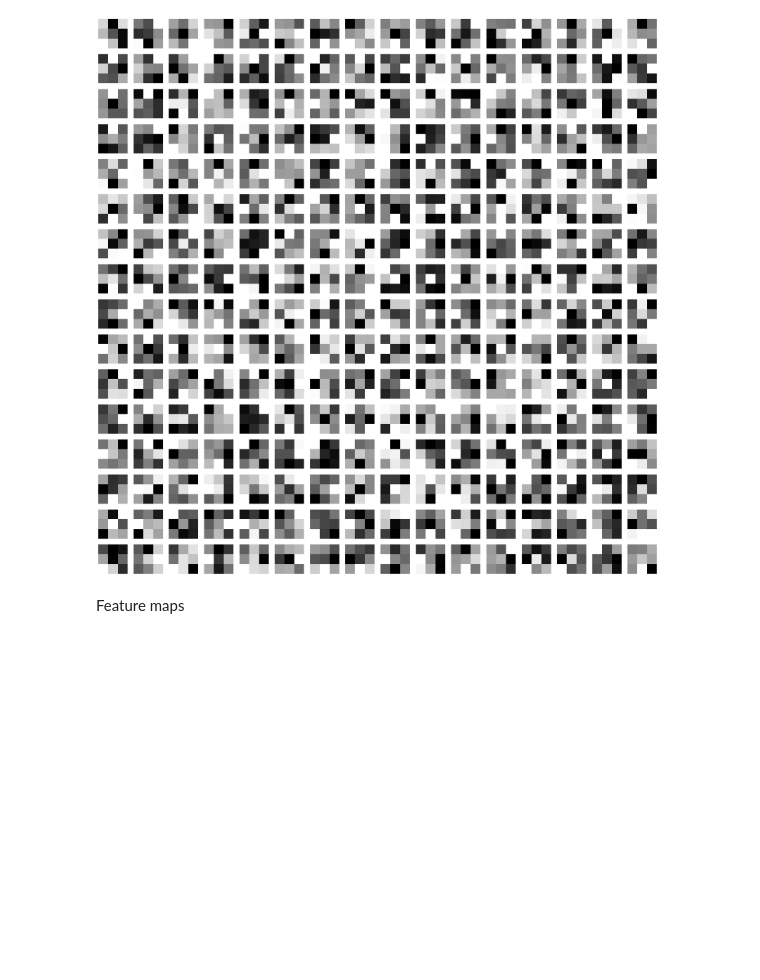
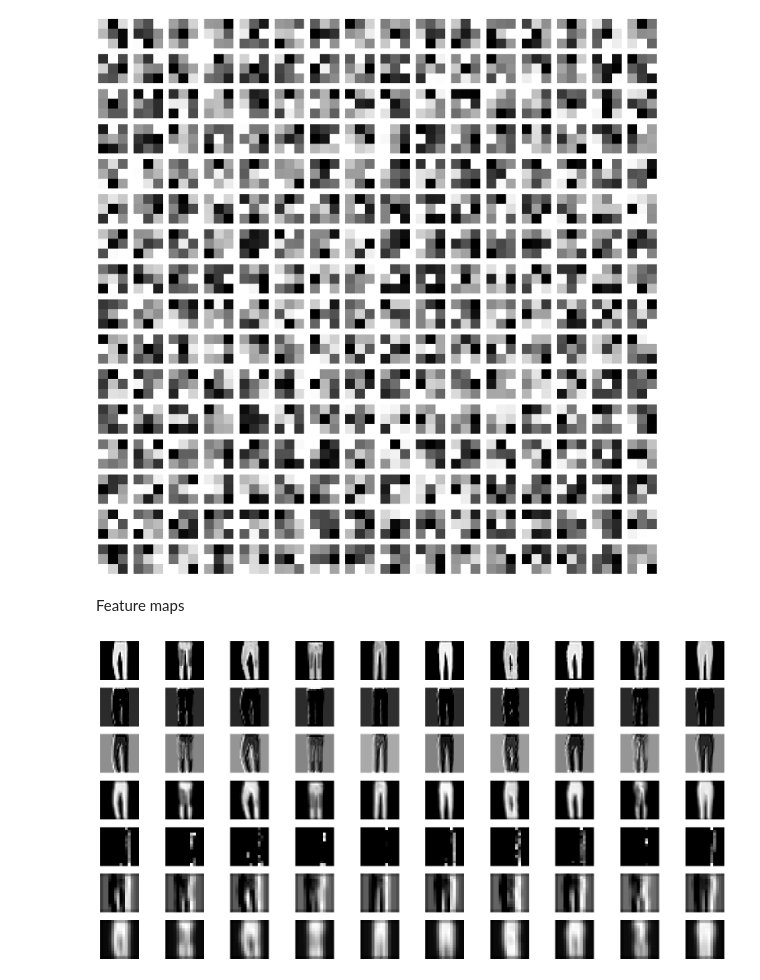
Before and after one commit to jankrokos/neural-networks-labs, a Jupyter notebook: lab3.ipynb, the cells around one changed output. Drawn from its saved outputs; the diff is of its cells as text; code cells hidden in the pictures; blank space fills up the shorter version.

```diff
--- a/lab3.ipynb
+++ b/lab3.ipynb
@@ -81,3 +83,40 @@ Filters of Layer 2:
 [figure]
 # %% [markdown]
 Feature maps
+# %%
+_, _, trouser_x_test, _ = load_clothing(1)
+
+plt.figure(figsize=(20, 10))
+
+for i in range(10):
+    plt.subplot(7, 10, i + 1)
+    plt.imshow(trouser_x_test[i].reshape(28, 28), cmap='gray')
+    plt.axis('off')
+
+    output = autoencoder3.forward(trouser_x_test[i].reshape(-1, 1, 28, 28))
+
+    plt.subplot(7, 10, i + 11)
+    plt.imshow(autoencoder3.layers[0].outputs[0][1], cmap='gray')
+    plt.axis('off')
+
+    plt.subplot(7, 10, i + 21)
+    plt.imshow(autoencoder3.layers[0].outputs[0][2], cmap='gray')
+    plt.axis('off')
+
+    plt.subplot(7, 10, i + 31)
+    plt.imshow(autoencoder3.layers[0].outputs[0][3], cmap='gray')
+    plt.axis('off')
+
+    plt.subplot(7, 10, i + 41)
+    plt.imshow(autoencoder3.layers[2].outputs[0][1], cmap='gray')
+    plt.axis('off')
+
+    plt.subplot(7, 10, i + 51)
+    plt.imshow(autoencoder3.layers[2].outputs[0][2], cmap='gray')
+    plt.axis('off')
+
+    plt.subplot(7, 10, i + 61)
+    plt.imshow(autoencoder3.layers[2].outputs[0][3], cmap='gray')
+    plt.axis('off')
+# %% [output]
+[figure, added]
```
Also changed, not shown: parts of 11 cells of this notebook, 2 other files.
